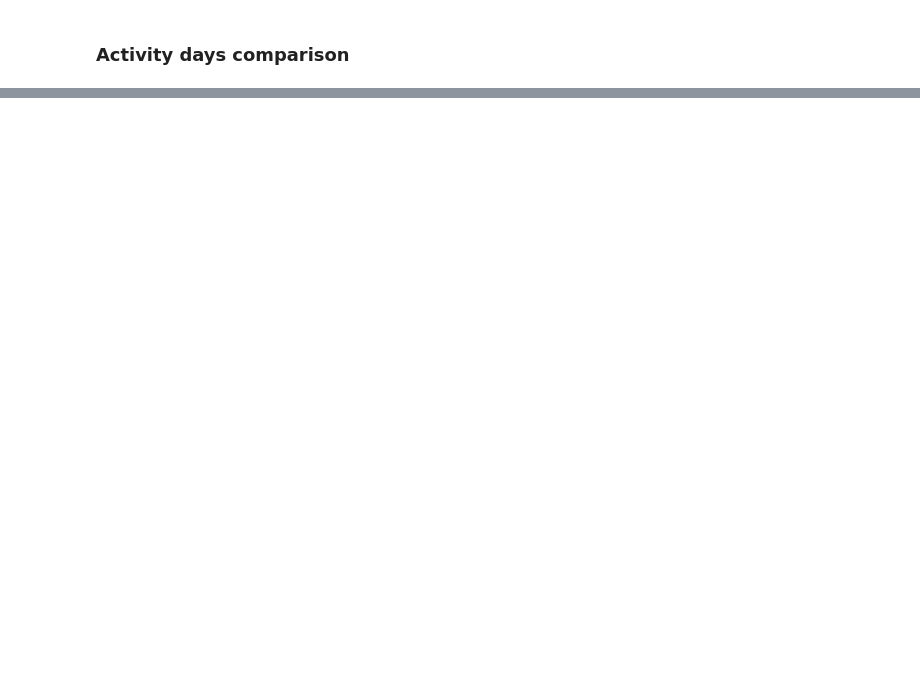
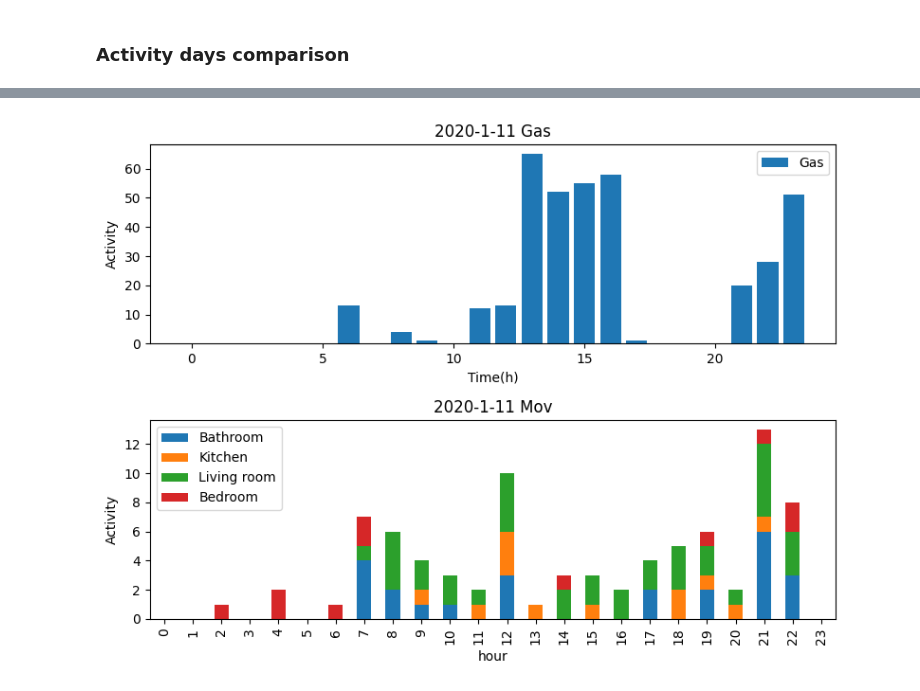
Before and after one commit to eskinderit/single-elders-home-monitoring, a Jupyter notebook: single-elders-home-monitoring/single-elders-monitoring-PCAfiltering.ipynb, the cells around one changed output, grey strips where cells are left out. Saved outputs shown, nothing was run; the diff lists cells and outputs as text; code cells hidden in the pictures; blank space fills up the shorter version.

Commit message:
Added some visualization

```diff
--- a/single-elders-home-monitoring/single-elders-monitoring-PCAfiltering.ipynb
+++ b/single-elders-home-monitoring/single-elders-monitoring-PCAfiltering.ipynb
@@ -915,0 +949,34 @@ plt.show()
+# %%
+df_2020_01_11 = merged_df[(merged_df['timestamp'] >= '2020-01-11') & (merged_df['timestamp'] < '2020-01-12')].copy()
+df_2020_01_11 = df_2020_01_11.groupby('hour')['event'].apply(lambda x: (x == 1).sum()).reset_index(name='count_of_events')
+
+
+df_2020_01_11_mov = movement_data_filtered_room.toPandas()
+df_2020_01_11_mov = df_2020_01_11_mov[(df_2020_01_11_mov['datetime'] >= '2020-01-11') & (df_2020_01_11_mov['datetime'] < '2020-01-12')].copy()
+df_2020_01_11_mov['hour'] = df_2020_01_11_mov['datetime'].dt.hour
+
+pivot_df = df_2020_01_11_mov.pivot_table(index='hour', columns='Active_room', aggfunc='size', fill_value=0)
+pivot_df = pivot_df.reindex(range(24), fill_value=0)
+
+pivot_df = pivot_df.drop('Hallway', axis=1)
+desired_order = ['Bathroom', 'Kitchen', 'Living room', 'Bedroom']
+pivot_df = pivot_df.reindex(columns=desired_order, fill_value=0)
+# %%
+fig, (ax1, ax2) = plt.subplots(2, 1, figsize=(8, 6))
+
+ax1.bar(df_2020_01_11['hour'], df_2020_01_11['count_of_events'], label='Gas')
+ax1.set_title('2020-1-11 Gas')
+ax1.set_xlabel('Time(h)')
+ax1.set_ylabel('Activity')
+ax1.legend()
+
+pivot_df.plot(kind='bar', stacked=True, ax=ax2)
+ax2.set_title('2020-1-11 Mov')
+ax2.set_ylabel('Activity')
+ax2.legend()
+
+
+plt.tight_layout()
+plt.show()
+# %% [output]
+[figure, added]
```
Also changed, not shown: parts of 14 cells of this notebook, 1 other file.
